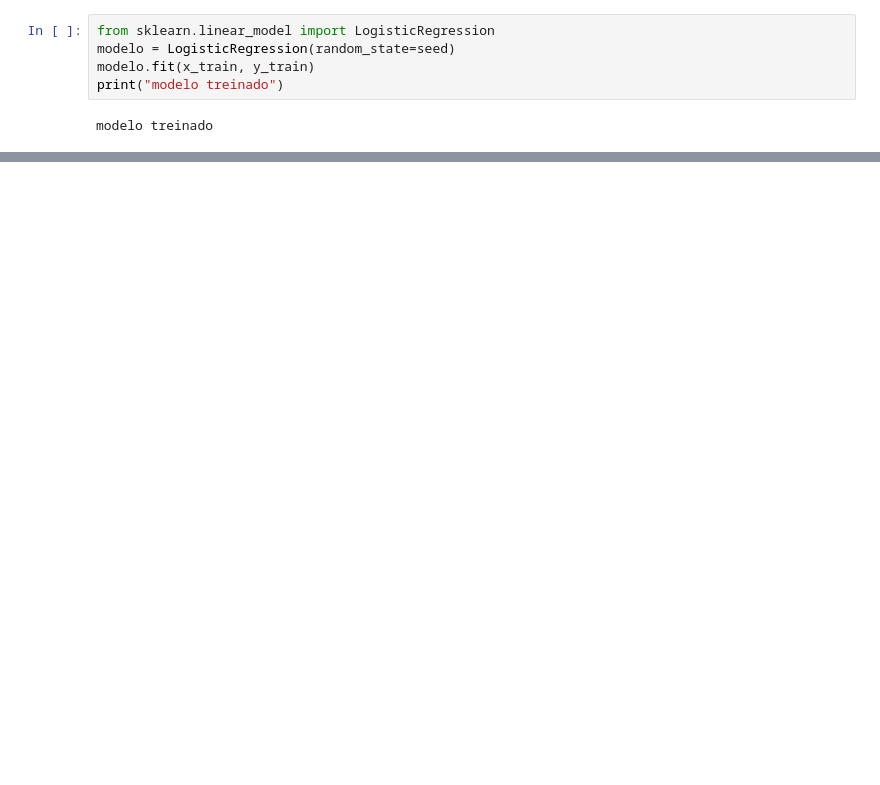
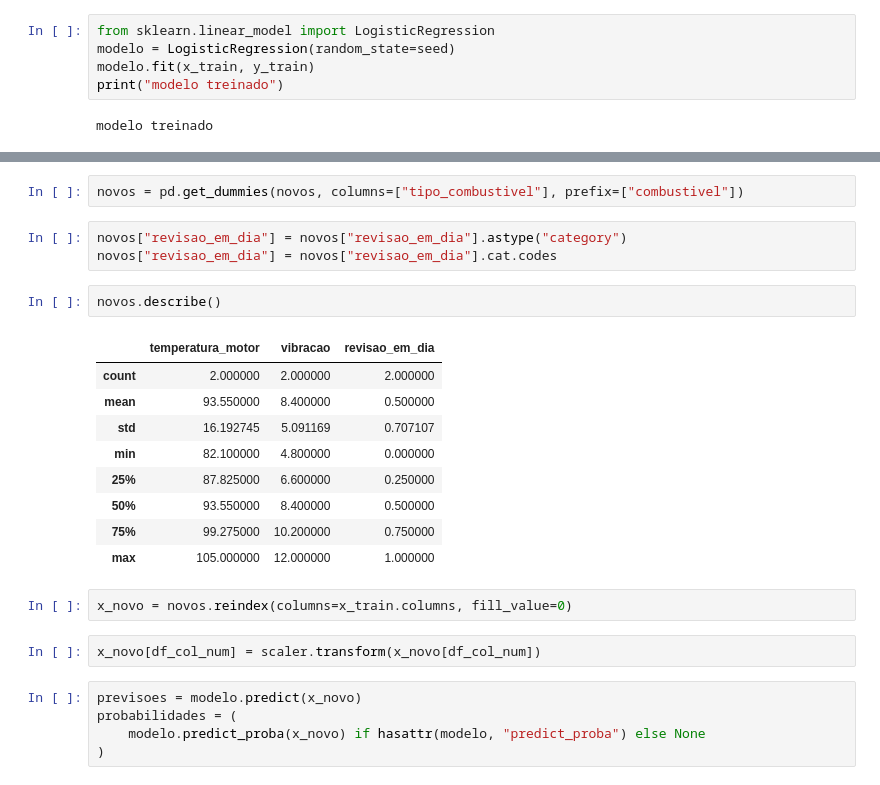
Before and after one commit to guilhermedmd/Projeto-6-analiseDados, a Jupyter notebook: grupo_06.ipynb, the cells around one changed output, grey strips where cells are left out. Drawn from its saved outputs; the diff is of its cells as text; blank space fills up the shorter version.

```diff
--- a/Projeto_grupo6.ipynb
+++ b/grupo_06.ipynb
@@ -282,0 +338,26 @@ Acurácia do modelo em medir falhas em motores:  50.5
+# %%
+novos = pd.get_dummies(novos, columns=["tipo_combustivel"], prefix=["combustivel"])
+# %%
+novos["revisao_em_dia"] = novos["revisao_em_dia"].astype("category")
+novos["revisao_em_dia"] = novos["revisao_em_dia"].cat.codes
+# %%
+novos.describe()
+# %% [output]
+|  | temperatura_motor | vibracao | revisao_em_dia |
+| count | 2.000000 | 2.000000 | 2.000000 |
+| mean | 93.550000 | 8.400000 | 0.500000 |
+| std | 16.192745 | 5.091169 | 0.707107 |
+| min | 82.100000 | 4.800000 | 0.000000 |
+| 25% | 87.825000 | 6.600000 | 0.250000 |
+| 50% | 93.550000 | 8.400000 | 0.500000 |
+| 75% | 99.275000 | 10.200000 | 0.750000 |
+| max | 105.000000 | 12.000000 | 1.000000 |
+# %%
+x_novo = novos.reindex(columns=x_train.columns, fill_value=0)
+# %%
+x_novo[df_col_num] = scaler.transform(x_novo[df_col_num])
+# %%
+previsoes = modelo.predict(x_novo)
+probabilidades = (
+    modelo.predict_proba(x_novo) if hasattr(modelo, "predict_proba") else None
+)
```
Also changed, not shown: parts of 34 cells of this notebook, 4 other files.
